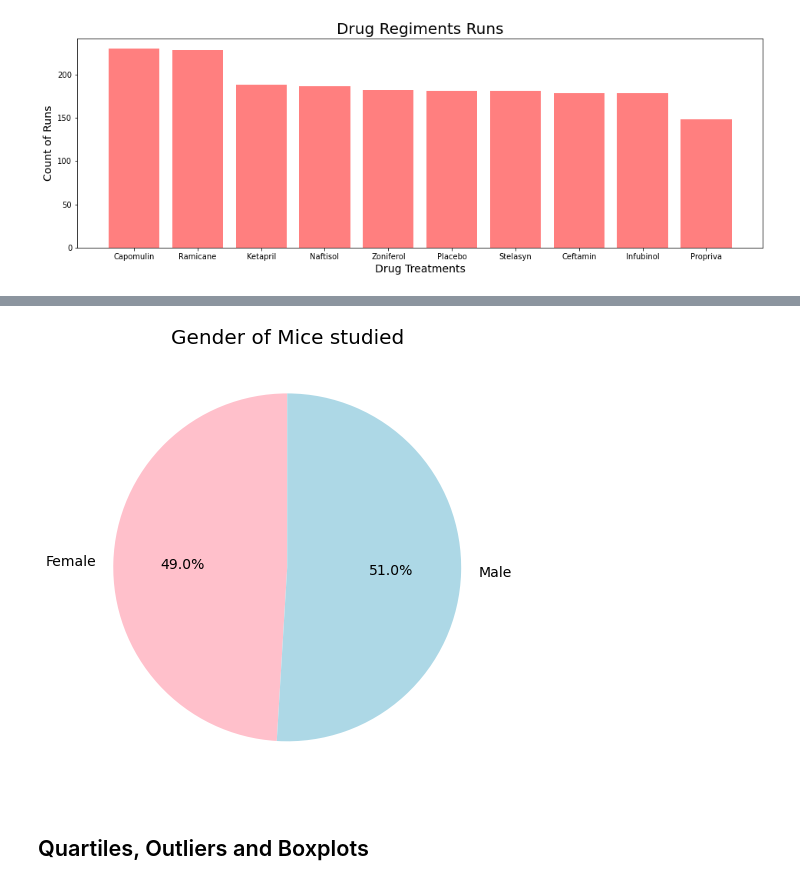
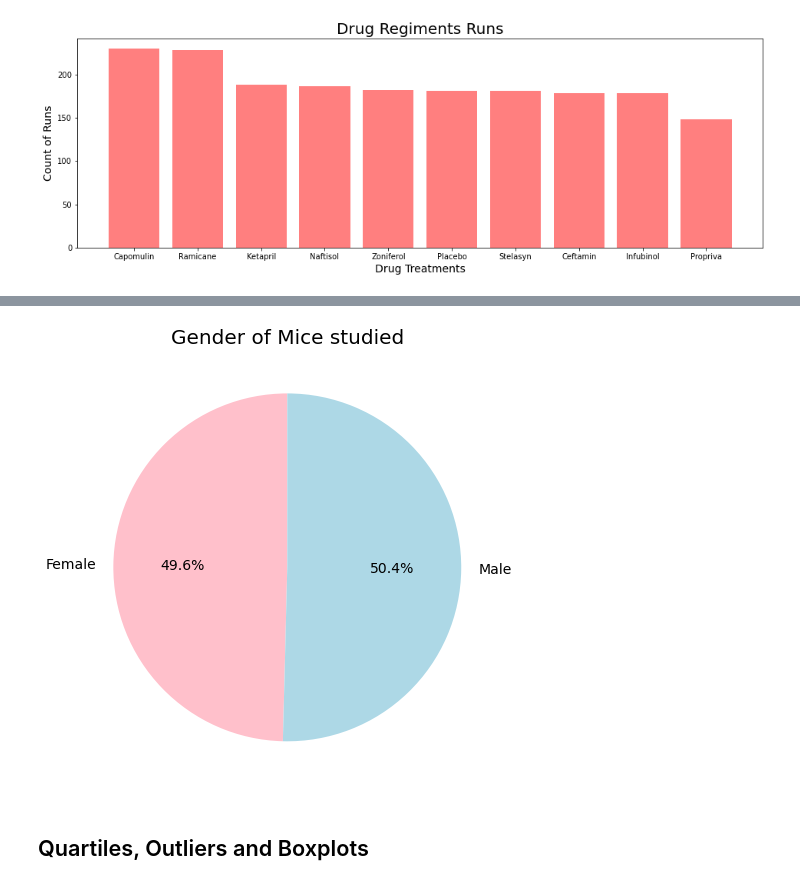
Before and after one commit to JeffPinegar/Python_ManCeuticals, a Jupyter notebook: JSP Pymaceuticals.ipynb, the cells around one changed output, grey strips where cells are left out. Saved outputs shown, nothing was run; the diff lists cells and outputs as text; code cells hidden in the pictures.

```diff
--- a/JSP Pymaceuticals.ipynb
+++ b/JSP Pymaceuticals.ipynb
@@ -210,21 +214,21 @@ mouse_df.groupby(['Sex'])['Mouse ID'].count().plot(kind='pie',
 # %%
 # Generate a pie plot showing the distribution of female versus male mice using pyplot
-a = mouse_df.groupby(['Sex'])['Mouse ID'].count()
+a = mouse_df.groupby(['Sex'])['Mouse ID'].nunique()
 labels = a.index.tolist()                                       # Set the pie slice labels in a list
 values = a.tolist()                                             # Set size of the slices in a list
 colors = ['pink','lightblue']                                   # Set the colors for the slices in a list
 fig = plt.figure(figsize=(8,8))                                 # Set the size of the chart
 plt.title('Gender of Mice studied', fontsize = 20)              # Set the Title and its font size
 plt.pie(values,                                                 # set the values for the chart
     labels=labels,                                              # set the labels for the chart
     colors=colors,                                              # set the colors for the chart using the previously defined variable.
     autopct="%1.1f%%",                                          # include the slice size as a % of the whole formated to 1 decimal point
     shadow=False,                                               # don't show a shadow
     frame = False,                                              # don't show a frame
     textprops={'fontsize': 14},                                 # make the labels and percentage 14  point text
     startangle=90);                                             # set the start angle to 90 degrees or straight up.
 # %% [output]
-[figure, old version]
+[figure, new version]
 # %% [markdown]
 ## Quartiles, Outliers and Boxplots
 # %%
```
Also changed, not shown: parts of 12 cells of this notebook, 1 other file.
